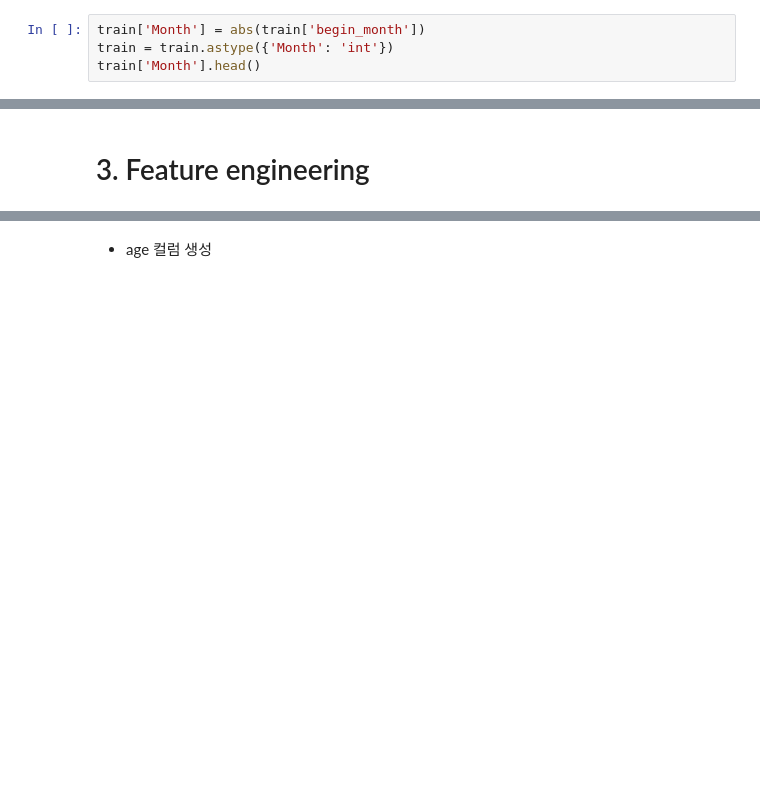
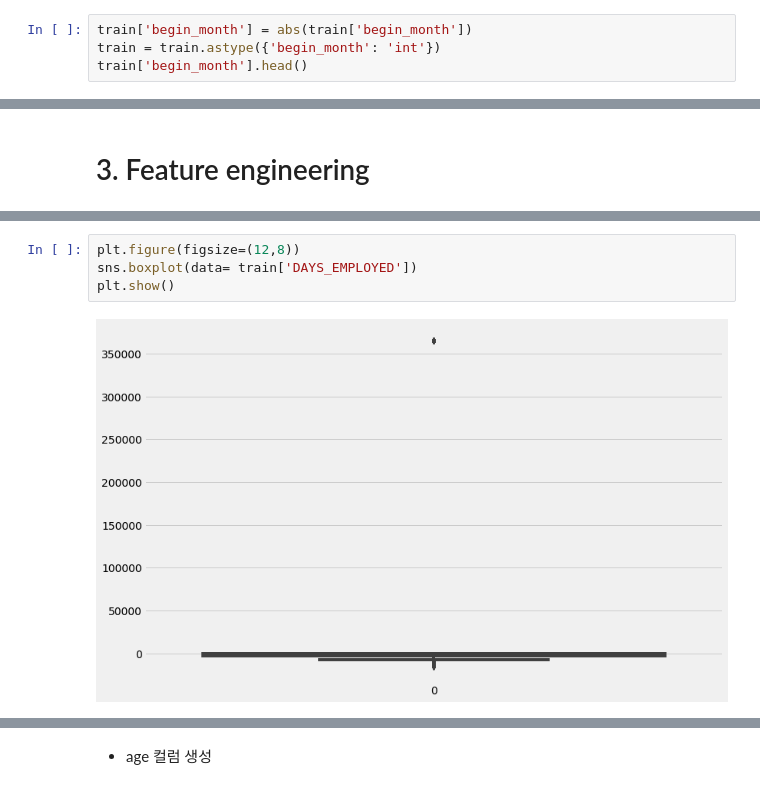
Before and after one commit to juhee3199/credit_score_predict, a Jupyter notebook: code/credit_1.ipynb, the cells around one changed output, grey strips where cells are left out. Cells and saved outputs as stored; diff of their text form; blank space fills up the shorter version.

```diff
--- a/code/credit_1.ipynb
+++ b/code/credit_1.ipynb
@@ -561,8 +793,8 @@ Month 변수 생성 후, 신용등급에 따라 카드 발급 기간 차이가
 - 대부분 카드를 발급 받은지 10달 이하인 사람들이 많음
 # %%
-train['Month'] = abs(train['begin_month'])
-train = train.astype({'Month': 'int'})
-train['Month'].head()
+train['begin_month'] = abs(train['begin_month'])
+train = train.astype({'begin_month': 'int'})
+train['begin_month'].head()
 # %% [output]
 0     6
 1     5
@@ -706,0 +932,6 @@ test['begin_month'] = test.DAYS_BIRTH.apply(lambda x: abs(x))
+# %%
+plt.figure(figsize=(12,8))
+sns.boxplot(data= train['DAYS_EMPLOYED'])
+plt.show()
+# %% [output]
+[figure, added]
```
Also changed, not shown: parts of 93 cells of this notebook.
